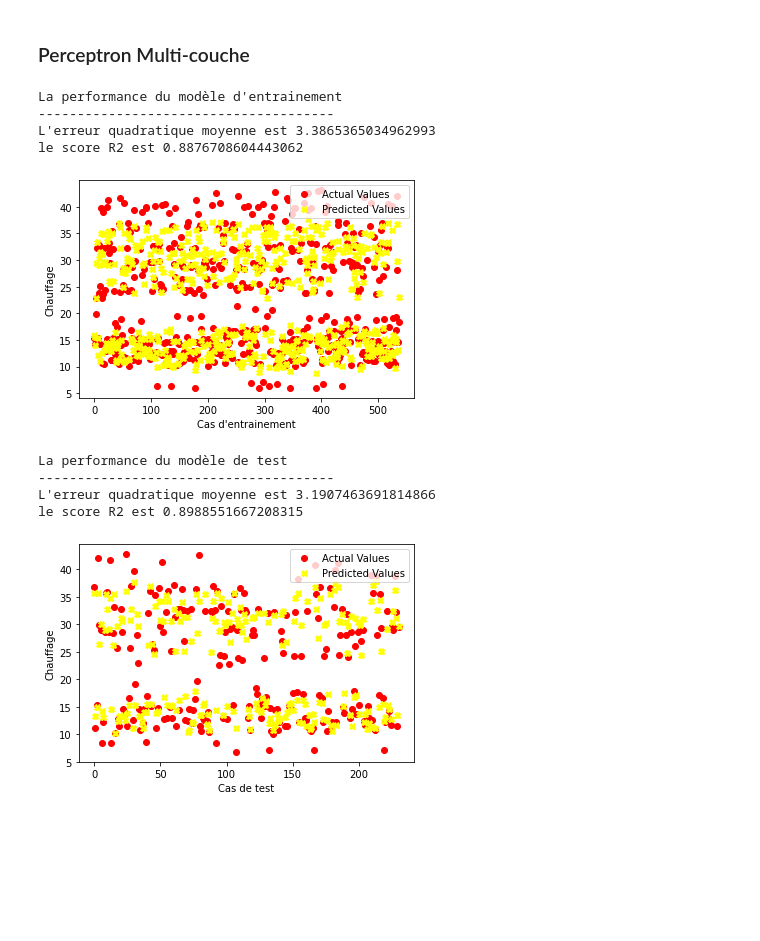
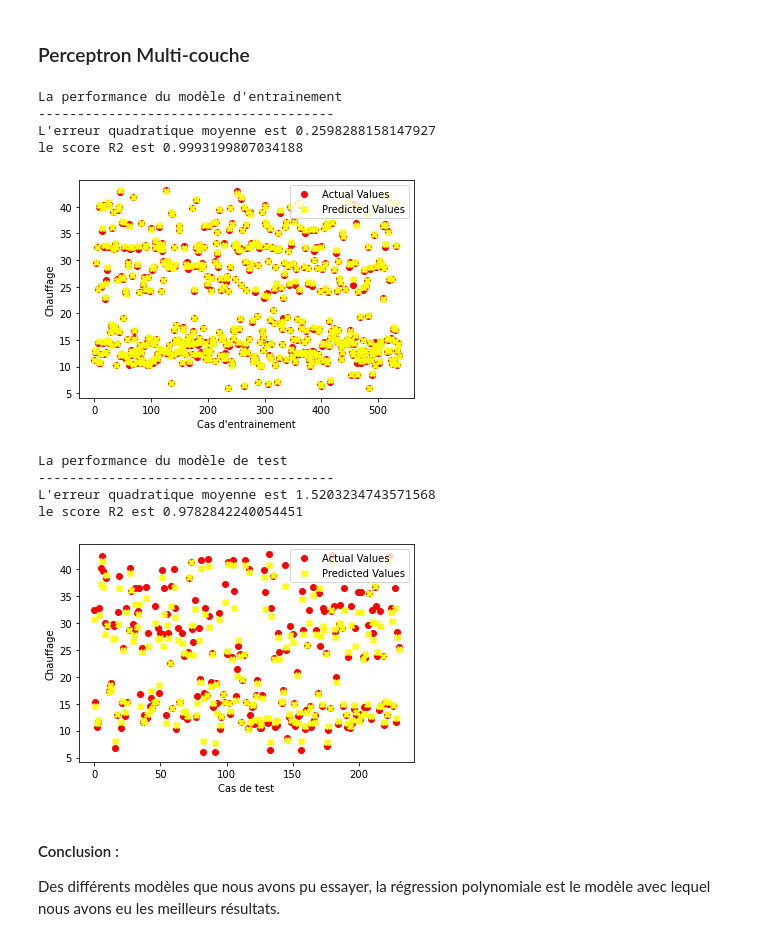
Before and after one commit to Erebz/DataScience, a Jupyter notebook: TP_Chauffage.ipynb, the cells around one changed output. Saved outputs shown, nothing was run; the diff lists cells and outputs as text; code cells hidden in the pictures; blank space fills up the shorter version.

Commit message:
chauffage

```diff
--- a/TP_Chauffage.ipynb
+++ b/TP_Chauffage.ipynb
@@ -57,13 +59,15 @@ plt.show()
 # %%
-def VIF(df):
-    vif = pd.DataFrame()
-    vif['feature'] = df.columns
-    vif['VIF'] = [variance_inflation_factor(df.values, col) for col in range(len(df.columns))]
-    return vif
+rf_model = RandomForestRegressor(random_state=123)
+rf_model.fit(data, y)
 
-vif_df = VIF(df_chauffage).sort_values('VIF', ascending = False, ignore_index = True)
-print(vif_df)
-
-X_train.drop('Compacite',1)
-X_test.drop('Compacite',1)
+std = np.std([tree.feature_importances_ for tree in rf_model.estimators_],axis=0)
+importances = rf_model.feature_importances_
+sorted_idx = np.argsort(importances)[::-1]
+features = df_chauffage.columns
+padding = np.arange(data.size/len(data))
+plt.barh(padding, importances[sorted_idx], align='center')
+plt.yticks(padding, features[sorted_idx])
+plt.xlabel("Relative Importance")
+plt.title("Variable Importance")
+plt.show()
 # %% [output]
@@ -221,19 +234,26 @@ le score R2 est 0.9958478434251744
 # %% [markdown]
 ### Perceptron Multi-couche
 # %%
-MLP = MLPRegressor(activation='relu',alpha = 0.00001, batch_size='auto', max_iter=100000, beta_1 = 0.9)
+sc = StandardScaler()
+X_train = sc.fit_transform(X_train)
+X_test = sc.fit_transform(X_test)
+
+MLP = MLPRegressor(hidden_layer_sizes=(300,250,200,150,100,50),activation = 'relu',solver='adam',alpha = 0.00001, batch_size='auto', max_iter=300000, beta_1 = 0.9)
 model = MLP.fit(X_train, Y_train)
 
 testLinearRegression(model, X_train, Y_train, 'd\'entrainement')
 testLinearRegression(model, X_test, Y_test, 'de test')
 # %% [output]
 La performance du modèle d'entrainement
 --------------------------------------
-L'erreur quadratique moyenne est 3.3865365034962993
-le score R2 est 0.8876708604443062
+L'erreur quadratique moyenne est 0.2598288158147927
+le score R2 est 0.9993199807034188
-[figure, old version]
+[figure, new version]
 La performance du modèle de test
 --------------------------------------
-L'erreur quadratique moyenne est 3.1907463691814866
-le score R2 est 0.8988551667208315
+L'erreur quadratique moyenne est 1.5203234743571568
+le score R2 est 0.9782842240054451
-[figure, old version]
+[figure, new version]
+# %% [markdown]
+#### Conclusion :
+Des différents modèles que nous avons pu essayer, la régression polynomiale est le modèle avec lequel nous avons eu les meilleurs résultats.
```
Also changed, not shown: parts of 18 cells of this notebook.
